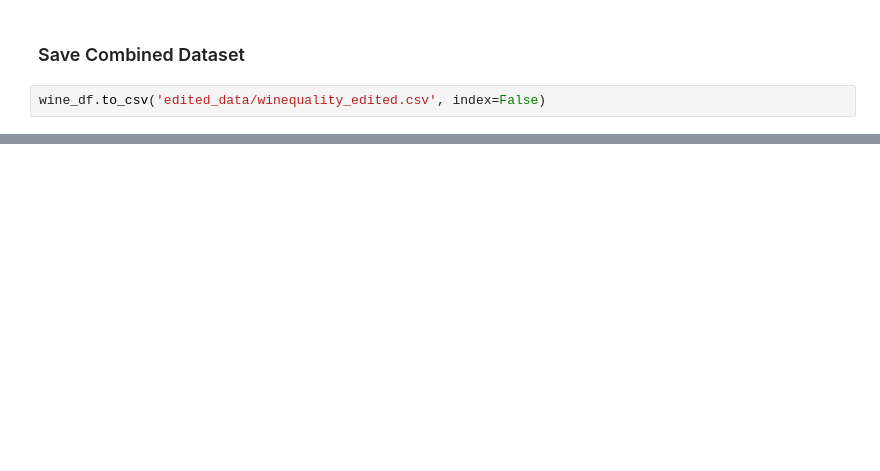
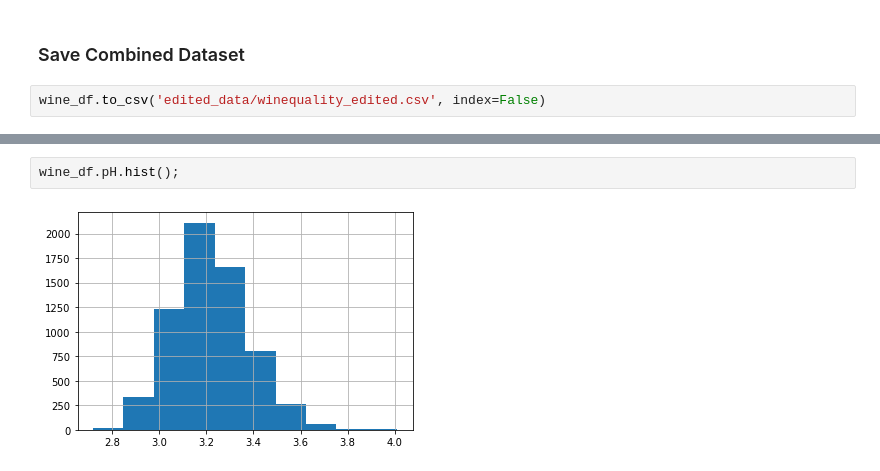
Before and after one commit to AbdElrhman-m/Wine-quality-data-analysis, a Jupyter notebook: Wine data analysis.ipynb, the cells around one changed output, grey strips where cells are left out. Saved outputs shown, nothing was run; the diff lists cells and outputs as text; blank space fills up the shorter version.

```diff
--- a/Wine data analysis.ipynb
+++ b/Wine data analysis.ipynb
@@ -136,0 +165,4 @@ wine_df.to_csv('edited_data/winequality_edited.csv', index=False)
+# %%
+wine_df.pH.hist();
+# %% [output]
+[figure, added]
```
Also changed, not shown: parts of 13 cells of this notebook, 1 other file.
